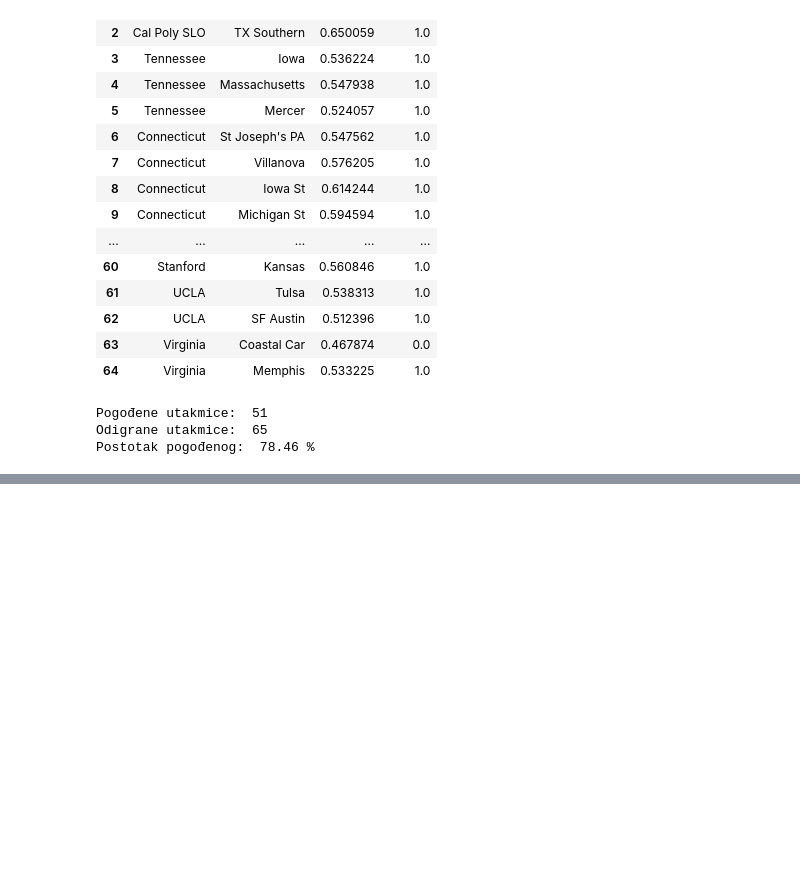
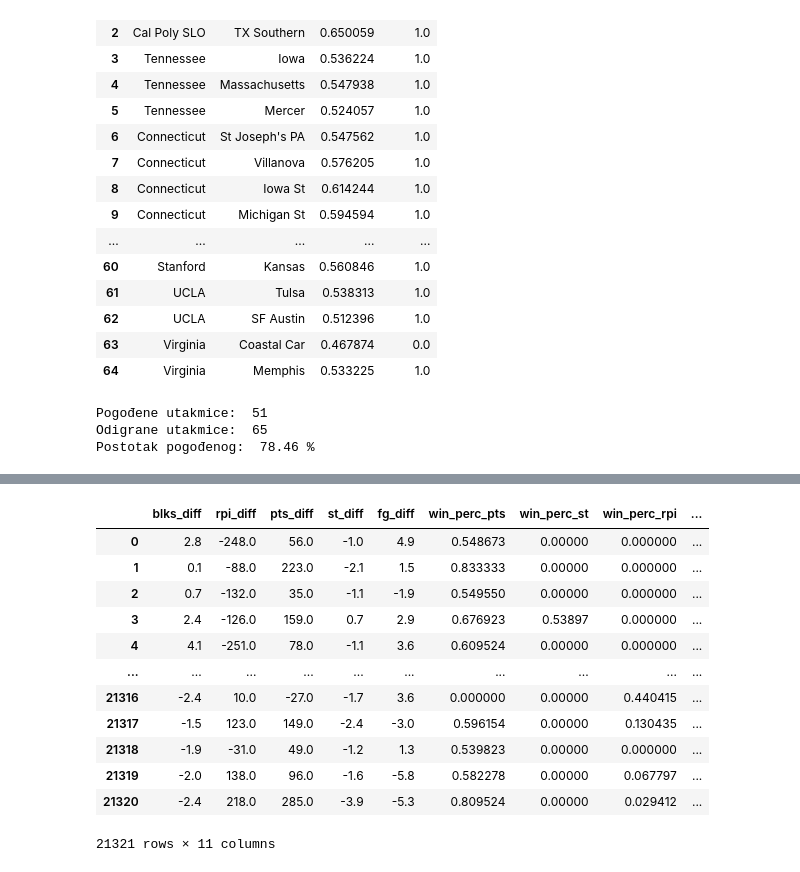
Before and after one commit to mateivic/Project-UUZOP, a Jupyter notebook: Projekt2.ipynb, the cells around one changed output, grey strips where cells are left out. Saved outputs shown, nothing was run; the diff lists cells and outputs as text; code cells hidden in the pictures; blank space fills up the shorter version.

```diff
--- a/Projekt2.ipynb
+++ b/Projekt2.ipynb
@@ -1276,0 +1335,29 @@ Zaključak:
+# %%
+tmp = x_train_knn_2.copy()
+
+list = ['win_perc_pts', 'win_perc_st', 'win_perc_rpi', 'win_perc_blks', 'win_perc_fg']
+listOfZeros = tmp[list].isin([0.0]).sum(axis=1)
+index = -1
+for el in listOfZeros:
+    index += 1
+    if el == 5:
+        x_train_knn_2.at[index, 'win_percentage_2'] = 0.0
+    else:
+        x_train_knn_2.at[index, 'win_percentage_2'] = (x_train_knn_2.at[index,'win_perc_pts'] + x_train_knn_2.at[index, 'win_perc_st']
+        + x_train_knn_2.at[index,'win_perc_rpi'] + x_train_knn_2.at[index,'win_perc_blks'] + x_train_knn_2.at[index,'win_perc_fg']) / (5 - int(el))
+
+x_train_knn_2
+# %% [output]
+|  | blks_diff | rpi_diff | pts_diff | st_diff | fg_diff | win_perc_pts | win_perc_st | win_perc_rpi | ... |
+| 0 | 2.8 | -248.0 | 56.0 | -1.0 | 4.9 | 0.548673 | 0.00000 | 0.000000 | ... |
+| 1 | 0.1 | -88.0 | 223.0 | -2.1 | 1.5 | 0.833333 | 0.00000 | 0.000000 | ... |
+| 2 | 0.7 | -132.0 | 35.0 | -1.1 | -1.9 | 0.549550 | 0.00000 | 0.000000 | ... |
+| 3 | 2.4 | -126.0 | 159.0 | 0.7 | 2.9 | 0.676923 | 0.53897 | 0.000000 | ... |
+| 4 | 4.1 | -251.0 | 78.0 | -1.1 | 3.6 | 0.609524 | 0.00000 | 0.000000 | ... |
+| ... | ... | ... | ... | ... | ... | ... | ... | ... | ... |
+| 21316 | -2.4 | 10.0 | -27.0 | -1.7 | 3.6 | 0.000000 | 0.00000 | 0.440415 | ... |
+| 21317 | -1.5 | 123.0 | 149.0 | -2.4 | -3.0 | 0.596154 | 0.00000 | 0.130435 | ... |
+| 21318 | -1.9 | -31.0 | 49.0 | -1.2 | 1.3 | 0.539823 | 0.00000 | 0.000000 | ... |
+| 21319 | -2.0 | 138.0 | 96.0 | -1.6 | -5.8 | 0.582278 | 0.00000 | 0.067797 | ... |
+| 21320 | -2.4 | 218.0 | 285.0 | -3.9 | -5.3 | 0.809524 | 0.00000 | 0.029412 | ... |
+21321 rows × 11 columns
```
Also changed, not shown: parts of 47 cells of this notebook.
